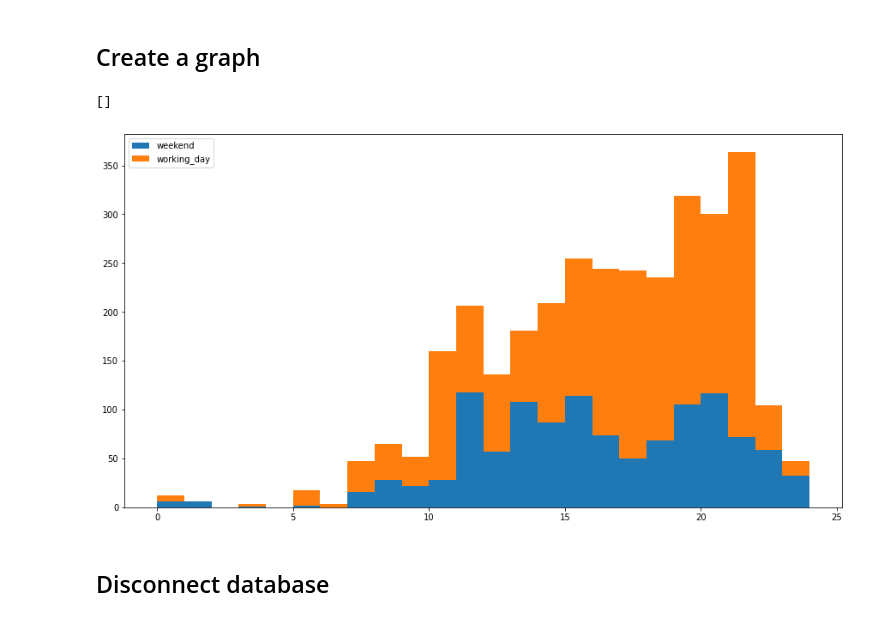
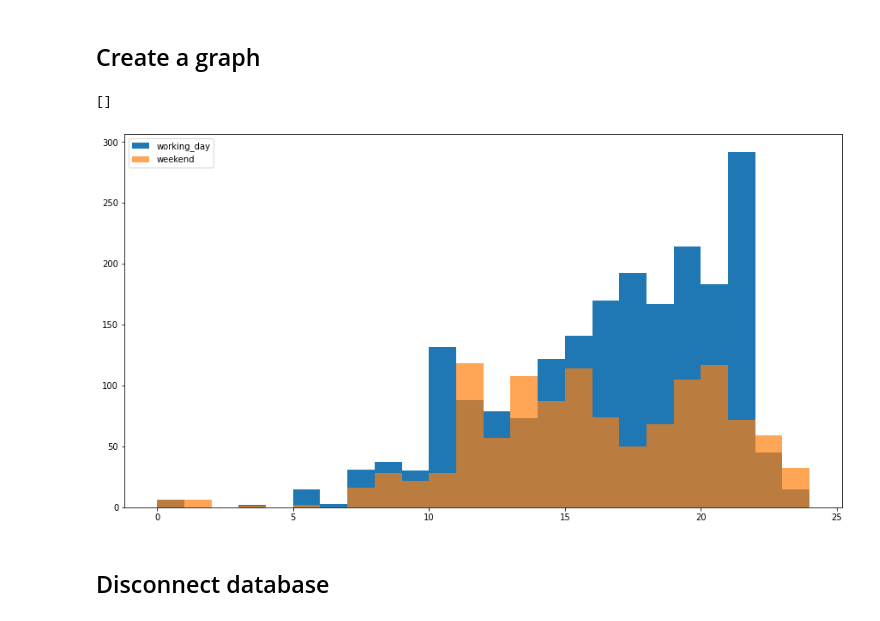
Before and after one commit to MosheGroot/Piscine-Python-Data-Science, a Jupyter notebook: Day07_Data-visualization/ex04/04_histogram.ipynb, the cells around one changed output. Saved outputs shown, nothing was run; the diff lists cells and outputs as text; code cells hidden in the pictures.

```diff
--- a/Day07_Data-visualization/ex04/04_histogram.ipynb
+++ b/Day07_Data-visualization/ex04/04_histogram.ipynb
@@ -96,21 +96,28 @@ commits_datetimes_df
 # %%
 import matplotlib.pyplot as plt
 # %%
-data = [commits_datetimes_df[commits_datetimes_df['daytype'] == 'weekend']['hour'].tolist(),
-        commits_datetimes_df[commits_datetimes_df['daytype'] == 'working_day']['hour'].tolist()]
+data = [commits_datetimes_df[commits_datetimes_df['daytype'] == 'working_day']['hour'].tolist(),
+        commits_datetimes_df[commits_datetimes_df['daytype'] == 'weekend']['hour'].tolist()]
 # data
 # %%
 plt.figure(figsize=(15,8))
-plt.hist(x=data,
+
+plt.hist(x=data[0],
+         bins=range(0, 25),
+         range=[0, 24]
+        )
+
+plt.hist(x=data[1],
          bins=range(0, 25),
          range=[0, 24],
-         histtype='barstacked'
+         alpha=0.7
         )
-plt.legend(['weekend', 'working_day'])
+
+plt.legend(['working_day', 'weekend'])
 plt.plot()
 # %% [output]
 []
-[figure, old version]
+[figure, new version]
 # %% [markdown]
 ## Disconnect database
 # %%
```
Also changed, not shown: parts of 2 cells of this notebook, 4 other files.
